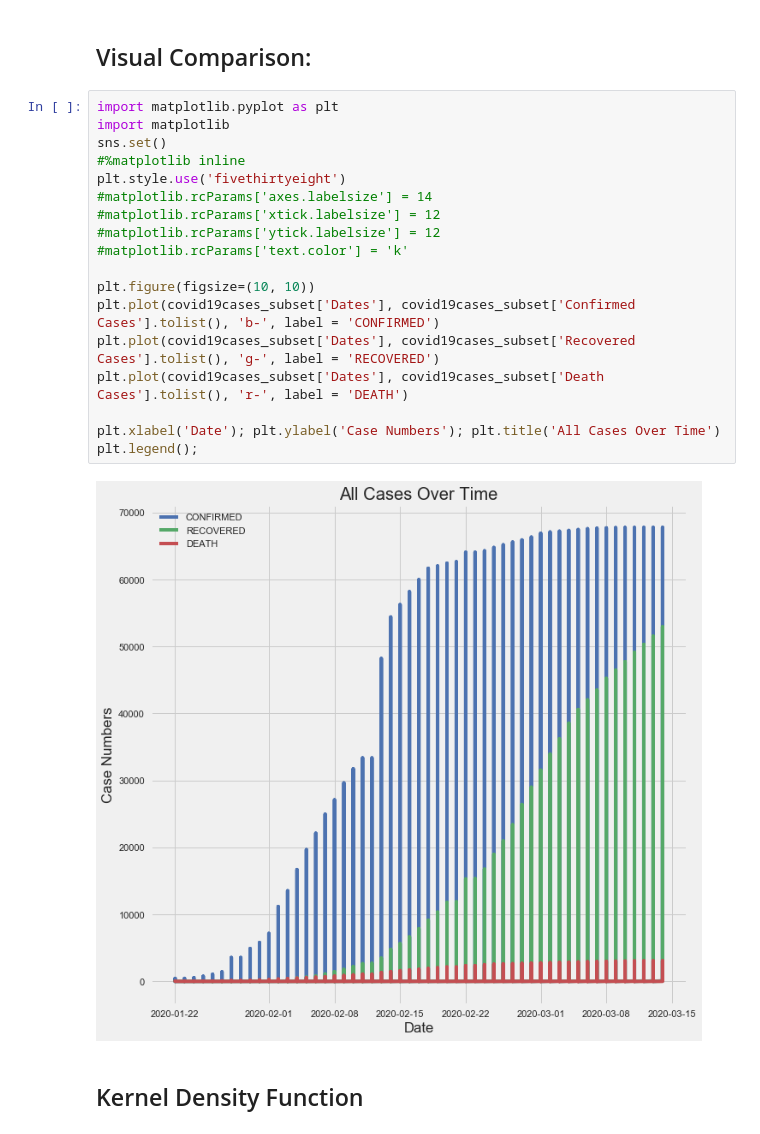
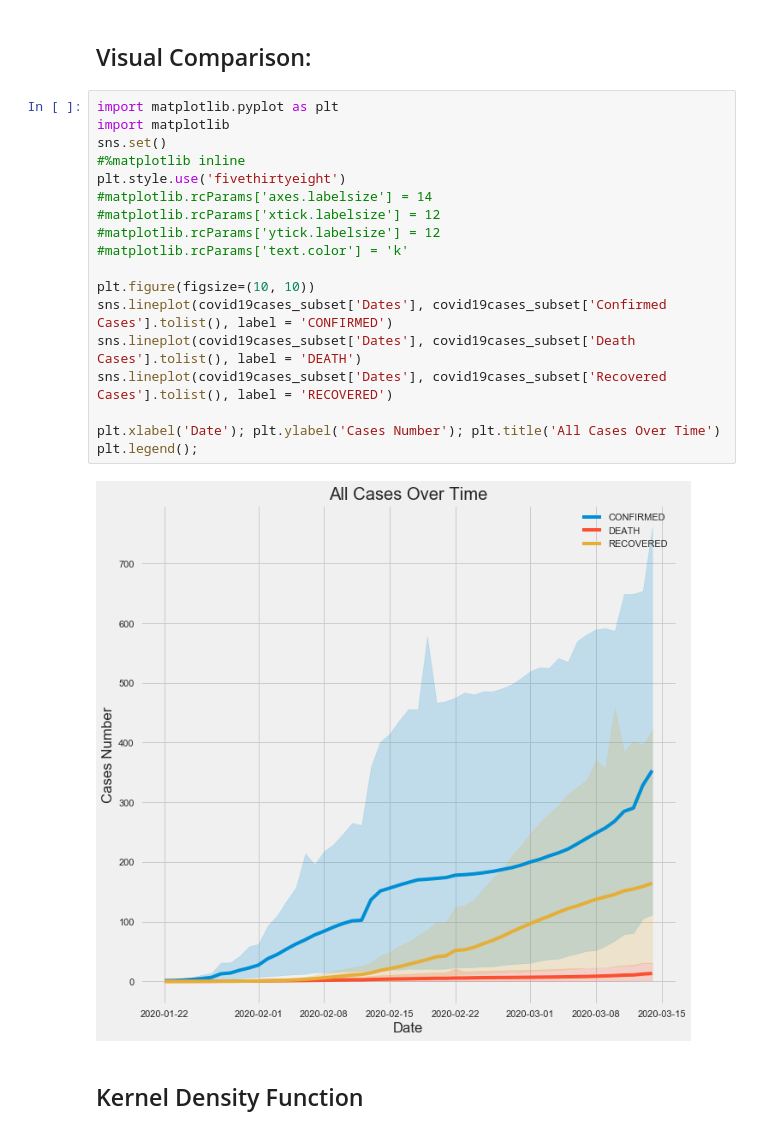
Before and after one commit to ankitaguhaoakland/Covid19, a Jupyter notebook: EDA.ipynb, the cells around one changed output. Cells and saved outputs as stored; diff of their text form.

Commit message:
Visuals Changed
Exploratory Data Analysis

```diff
--- a/EDA.ipynb
+++ b/EDA.ipynb
@@ -403,23 +403,23 @@ covid19cases_subset.head()
 # %%
 import matplotlib.pyplot as plt
 import matplotlib
 sns.set()
 #%matplotlib inline
 plt.style.use('fivethirtyeight')
 #matplotlib.rcParams['axes.labelsize'] = 14
 #matplotlib.rcParams['xtick.labelsize'] = 12
 #matplotlib.rcParams['ytick.labelsize'] = 12
 #matplotlib.rcParams['text.color'] = 'k'
 
 plt.figure(figsize=(10, 10))
-plt.plot(covid19cases_subset['Dates'], covid19cases_subset['Confirmed Cases'].tolist(), 'b-', label = 'CONFIRMED')
-plt.plot(covid19cases_subset['Dates'], covid19cases_subset['Recovered Cases'].tolist(), 'g-', label = 'RECOVERED')
-plt.plot(covid19cases_subset['Dates'], covid19cases_subset['Death Cases'].tolist(), 'r-', label = 'DEATH')
+sns.lineplot(covid19cases_subset['Dates'], covid19cases_subset['Confirmed Cases'].tolist(), label = 'CONFIRMED')
+sns.lineplot(covid19cases_subset['Dates'], covid19cases_subset['Death Cases'].tolist(), label = 'DEATH')
+sns.lineplot(covid19cases_subset['Dates'], covid19cases_subset['Recovered Cases'].tolist(), label = 'RECOVERED')
 
-plt.xlabel('Date'); plt.ylabel('Case Numbers'); plt.title('All Cases Over Time')
+plt.xlabel('Date'); plt.ylabel('Cases Number'); plt.title('All Cases Over Time')
 plt.legend();
 # %% [output]
-[figure, old version]
+[figure, new version]
 # %% [markdown]
 ## Kernel Density Function
 # %% [markdown]
```
